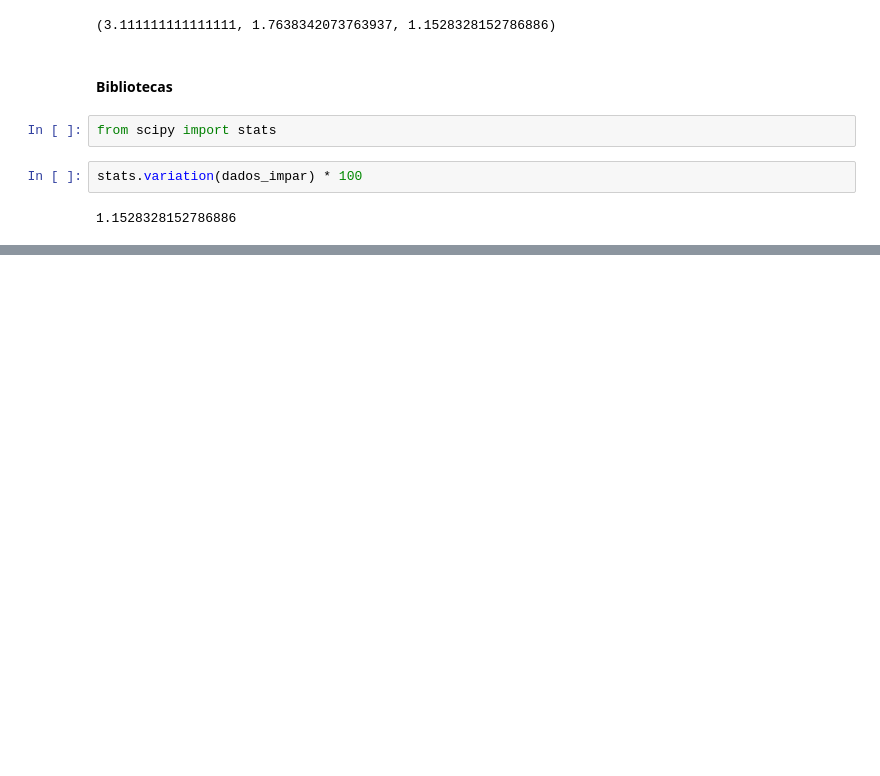
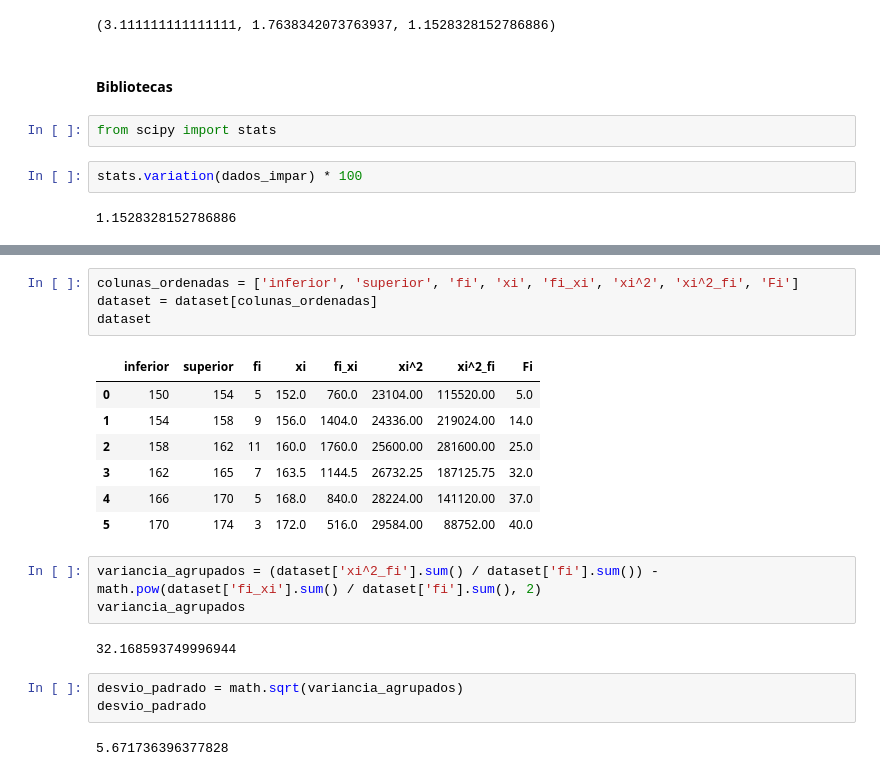
Before and after one commit to AlissonRaphael/statistics_for_data_science_and_machine_learning, a Jupyter notebook: 5_medidas_posicao_dispersao/variancia_desvio_coeficiente.ipynb, the cells around one changed output, grey strips where cells are left out. Saved outputs shown, nothing was run; the diff lists cells and outputs as text; blank space fills up the shorter version.

```diff
--- a/5_medidas_posicao_dispersao/variancia_desvio_coeficiente.ipynb
+++ b/5_medidas_posicao_dispersao/variancia_desvio_coeficiente.ipynb
@@ -149,0 +249,22 @@ stats.variation(dados_impar) * 100
+# %%
+colunas_ordenadas = ['inferior', 'superior', 'fi', 'xi', 'fi_xi', 'xi^2', 'xi^2_fi', 'Fi']
+dataset = dataset[colunas_ordenadas]
+dataset
+# %% [output]
+|  | inferior | superior | fi | xi | fi_xi | xi^2 | xi^2_fi | Fi |
+| 0 | 150 | 154 | 5 | 152.0 | 760.0 | 23104.00 | 115520.00 | 5.0 |
+| 1 | 154 | 158 | 9 | 156.0 | 1404.0 | 24336.00 | 219024.00 | 14.0 |
+| 2 | 158 | 162 | 11 | 160.0 | 1760.0 | 25600.00 | 281600.00 | 25.0 |
+| 3 | 162 | 165 | 7 | 163.5 | 1144.5 | 26732.25 | 187125.75 | 32.0 |
+| 4 | 166 | 170 | 5 | 168.0 | 840.0 | 28224.00 | 141120.00 | 37.0 |
+| 5 | 170 | 174 | 3 | 172.0 | 516.0 | 29584.00 | 88752.00 | 40.0 |
+# %%
+variancia_agrupados = (dataset['xi^2_fi'].sum() / dataset['fi'].sum()) - math.pow(dataset['fi_xi'].sum() / dataset['fi'].sum(), 2)
+variancia_agrupados
+# %% [output]
+32.168593749996944
+# %%
+desvio_padrado = math.sqrt(variancia_agrupados)
+desvio_padrado
+# %% [output]
+5.671736396377828
```
Also changed, not shown: parts of 12 cells of this notebook.
